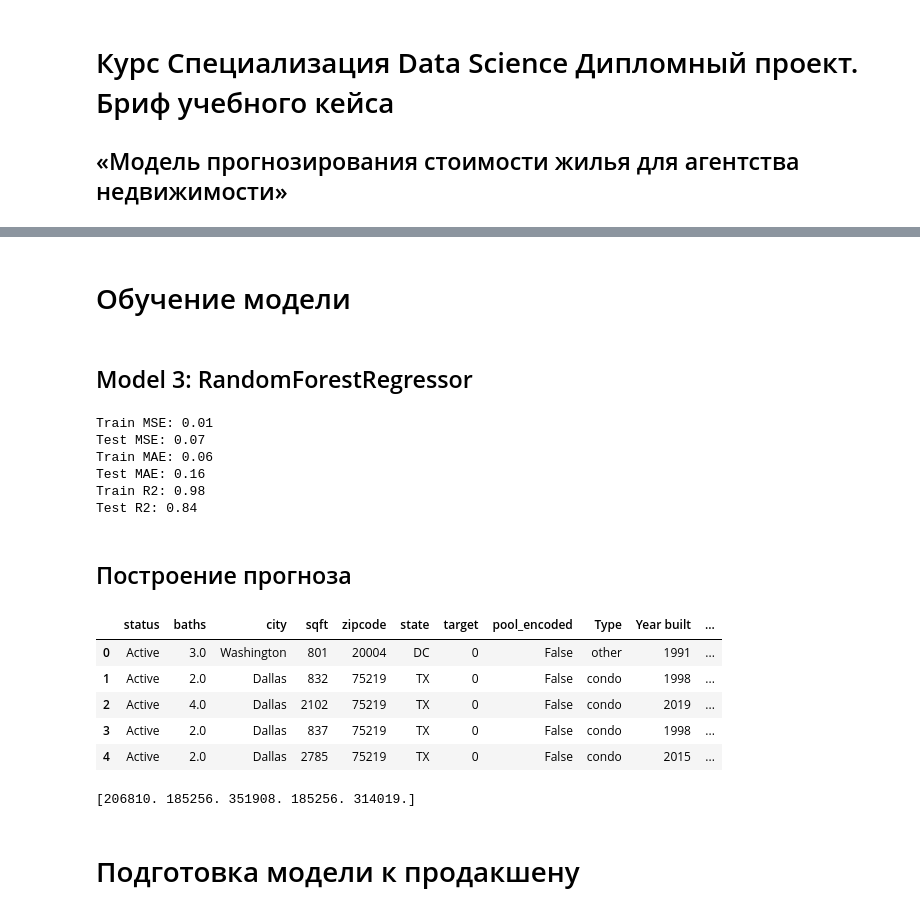
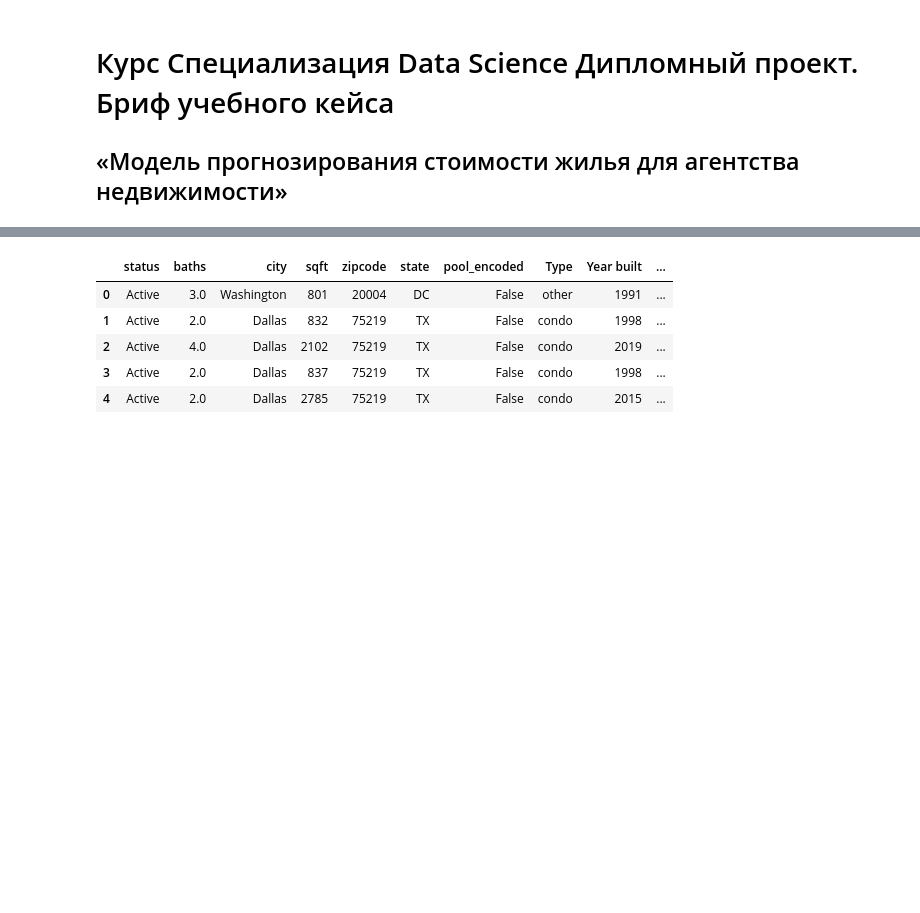
Before and after one commit to metalin37/Diploma-project-forecasting-the-cost-of-housing, a Jupyter notebook: 4_Model_push.ipynb, the cells around one changed output, grey strips where cells are left out. Drawn from its saved outputs; the diff is of its cells as text; code cells hidden in the pictures; blank space fills up the shorter version.

```diff
--- a/4_Model_push.ipynb
+++ b/4_Model_push.ipynb
@@ -114,2 +61,0 @@ df_encoded.head(3)
-# %% [markdown]
-# Обучение модели
@@ -120,59 +62,22 @@ X_train, X_test, y_train, y_test = train_test_split(X, y, test_size=TEST_SIZE, s
-# %% [markdown]
-## Model 3: RandomForestRegressor
-# %%
-# Создаем экземпляр модели RandomForestRegressor
-rf_regressor = RandomForestRegressor(random_state=RANDOM_SEED)
-
-# Обучаем модель на обучающих данных
-rf_regressor.fit(X_train, y_train)
-
-# Предсказания на обучающих и тестовых данных
-y_train_pred = rf_regressor.predict(X_train)
-y_test_pred = rf_regressor.predict(X_test)
-
-# Вычисляем метрики
-mse_train = mean_squared_error(y_train, y_train_pred)
-mse_test = mean_squared_error(y_test, y_test_pred)
-mae_train = mean_absolute_error(y_train, y_train_pred)
-mae_test = mean_absolute_error(y_test, y_test_pred)
-r2_train = r2_score(y_train, y_train_pred)
-r2_test = r2_score(y_test, y_test_pred)
-
-# Выводим метрики
-print(f"Train MSE: {mse_train:.2f}")
-print(f"Test MSE: {mse_test:.2f}")
-print(f"Train MAE: {mae_train:.2f}")
-print(f"Test MAE: {mae_test:.2f}")
-print(f"Train R2: {r2_train:.2f}")
-print(f"Test R2: {r2_test:.2f}")
-# %% [output]
-Train MSE: 0.01
-Test MSE: 0.07
-Train MAE: 0.06
-Test MAE: 0.16
-Train R2: 0.98
-Test R2: 0.84
-# %% [markdown]
-## Построение прогноза
 # %%
 # создадим тестовый набор
 data = [
-    ('Active', 3.0, 'Washington', 801, 20004, 'DC', 0, False, 'other', 1991, False, False, False, False, 6.0, 0.2),
-    ('Active', 2.0, 'Dallas', 832, 75219, 'TX', 0, False, 'condo', 1998, False, True, False, False, 2.6, 0.6),
-    ('Active', 4.0, 'Dallas', 2102, 75219, 'TX', 0, False, 'condo', 2019, False, True, False, False, 2.0, 0.1),
-    ('Active', 2.0, 'Dallas', 837, 75219, 'TX', 0, False, 'condo', 1998, False, True, False, False, 2.6, 0.6),
-    ('Active', 2.0, 'Dallas', 2785, 75219, 'TX', 0, False, 'condo', 2015, False, True, False, True, 2.6, 0.7)
+    ('Active', 3.0, 'Washington', 801, 20004, 'DC', False, 'other', 1991, False, False, False, False, 6.0, 0.2),
+    ('Active', 2.0, 'Dallas', 832, 75219, 'TX', False, 'condo', 1998, False, True, False, False, 2.6, 0.6),
+    ('Active', 4.0, 'Dallas', 2102, 75219, 'TX', False, 'condo', 2019, False, True, False, False, 2.0, 0.1),
+    ('Active', 2.0, 'Dallas', 837, 75219, 'TX', False, 'condo', 1998, False, True, False, False, 2.6, 0.6),
+    ('Active', 2.0, 'Dallas', 2785, 75219, 'TX', False, 'condo', 2015, False, True, False, True, 2.6, 0.7)
 ]
 
-columns = ['status', 'baths', 'city', 'sqft', 'zipcode', 'state', 'target', 'pool_encoded', 'Type', 'Year built', 'Heating_encoded', 'Cooling_encoded', 'Parking_encoded', 'fireplace_encoded', 'school_rating _mean', 'school_dist_min']
+columns = ['status', 'baths', 'city', 'sqft', 'zipcode', 'state', 'pool_encoded', 'Type', 'Year built', 'Heating_encoded', 'Cooling_encoded', 'Parking_encoded', 'fireplace_encoded', 'school_rating _mean', 'school_dist_min']
 
 df_test = pd.DataFrame(data, columns=columns)
 
 df_test.head()
 # %% [output]
-|  | status | baths | city | sqft | zipcode | state | target | pool_encoded | Type | Year built | ... |
-| 0 | Active | 3.0 | Washington | 801 | 20004 | DC | 0 | False | other | 1991 | ... |
-| 1 | Active | 2.0 | Dallas | 832 | 75219 | TX | 0 | False | condo | 1998 | ... |
-| 2 | Active | 4.0 | Dallas | 2102 | 75219 | TX | 0 | False | condo | 2019 | ... |
-| 3 | Active | 2.0 | Dallas | 837 | 75219 | TX | 0 | False | condo | 1998 | ... |
-| 4 | Active | 2.0 | Dallas | 2785 | 75219 | TX | 0 | False | condo | 2015 | ... |
+|  | status | baths | city | sqft | zipcode | state | pool_encoded | Type | Year built | ... |
+| 0 | Active | 3.0 | Washington | 801 | 20004 | DC | False | other | 1991 | ... |
+| 1 | Active | 2.0 | Dallas | 832 | 75219 | TX | False | condo | 1998 | ... |
+| 2 | Active | 4.0 | Dallas | 2102 | 75219 | TX | False | condo | 2019 | ... |
+| 3 | Active | 2.0 | Dallas | 837 | 75219 | TX | False | condo | 1998 | ... |
+| 4 | Active | 2.0 | Dallas | 2785 | 75219 | TX | False | condo | 2015 | ... |
@@ -212,8 +83,0 @@ def process_and_predict(df_test, preproc_data, rf_regressor):
-# %%
-# вызовим функцию:(датасет, функция кодировщик,модель)
-rounded_target = process_and_predict(df_test, preproc_data, rf_regressor)
-print(rounded_target)
-# %% [output]
-[206810. 185256. 351908. 185256. 314019.]
-# %% [markdown]
-# Подготовка модели к продакшену
```
Also changed, not shown: parts of 13 cells of this notebook, 8 other files.
